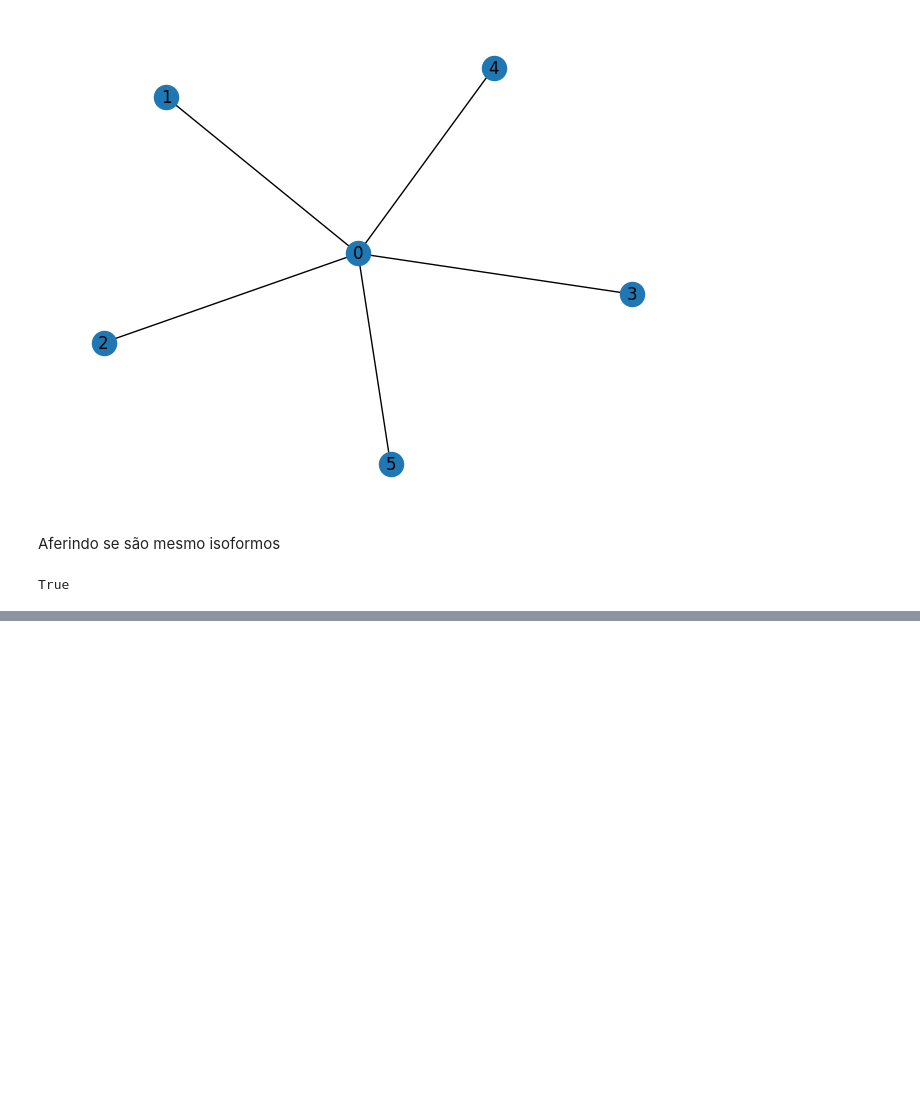
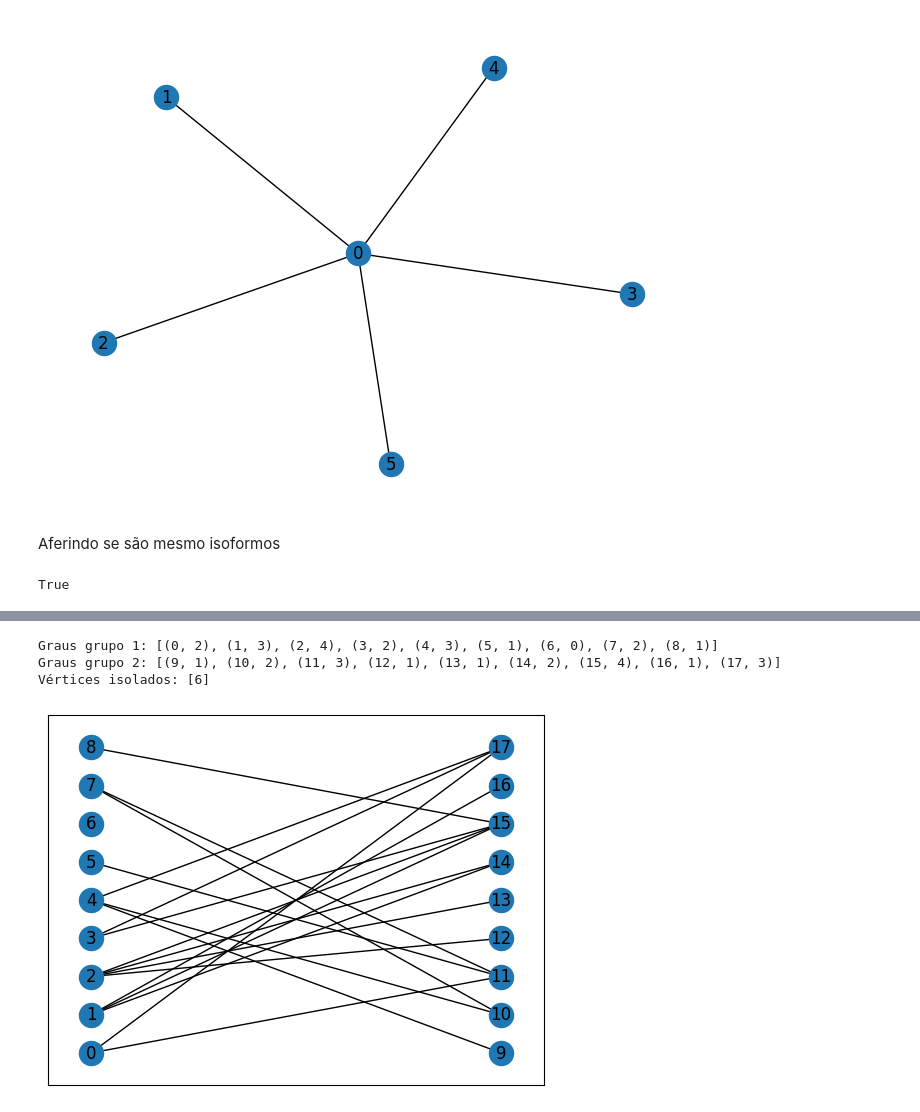
Before and after one commit to rodrigogomesrc/analise-de-redes, a Jupyter notebook: exercicio1/Exercício_1_Análise_de_Redes.ipynb, the cells around one changed output, grey strips where cells are left out. Cells and saved outputs as stored; diff of their text form; code cells hidden in the pictures; blank space fills up the shorter version.

```diff
--- a/exercicio1/Exercício_1_Análise_de_Redes.ipynb
+++ b/exercicio1/Exercício_1_Análise_de_Redes.ipynb
@@ -52,0 +57,39 @@ True
+# %%
+import networkx as nx
+import numpy as np
+import matplotlib.pyplot as plt
+
+matrix = np.array([
+    [0,0,1,0,0,0,0,0,1],
+    [0,0,0,0,0,1,1,1,0],
+    [0,0,0,1,1,1,1,0,0],
+    [0,0,0,0,0,0,1,0,1],
+    [1,1,0,0,0,0,0,0,1],
+    [0,0,1,0,0,0,0,0,0],
+    [0,0,0,0,0,0,0,0,0],
+    [0,1,1,0,0,0,0,0,0],
+    [0,0,0,0,0,0,1,0,0]])
+
+G = nx.Graph()
+G.add_nodes_from(range(matrix.shape[0]), bipartite=0)
+G.add_nodes_from(range(matrix.shape[0], matrix.shape[0] + matrix.shape[1]), bipartite=1)
+
+for i, j in zip(*matrix.nonzero()):
+    G.add_edge(i, j + matrix.shape[0])
+
+degree_group1 = G.degree([n for n, d in G.nodes(data=True) if d['bipartite'] == 0])
+degree_group2 = G.degree([n for n, d in G.nodes(data=True) if d['bipartite'] == 1])
+isolated_nodes = [n for n in G.nodes() if G.degree(n) == 0]
+
+print("Graus grupo 1:", degree_group1)
+print("Graus grupo 2:", degree_group2)
+print("Vértices isolados:", isolated_nodes)
+
+pos = nx.bipartite_layout(G, [0, 1, 2, 3, 4, 5, 6, 7, 8])
+nx.draw_networkx(G, pos)
+plt.show()
+# %% [output]
+Graus grupo 1: [(0, 2), (1, 3), (2, 4), (3, 2), (4, 3), (5, 1), (6, 0), (7, 2), (8, 1)]
+Graus grupo 2: [(9, 1), (10, 2), (11, 3), (12, 1), (13, 1), (14, 2), (15, 4), (16, 1), (17, 3)]
+Vértices isolados: [6]
+[figure, added]
```
Also changed, not shown: parts of 28 cells of this notebook.
